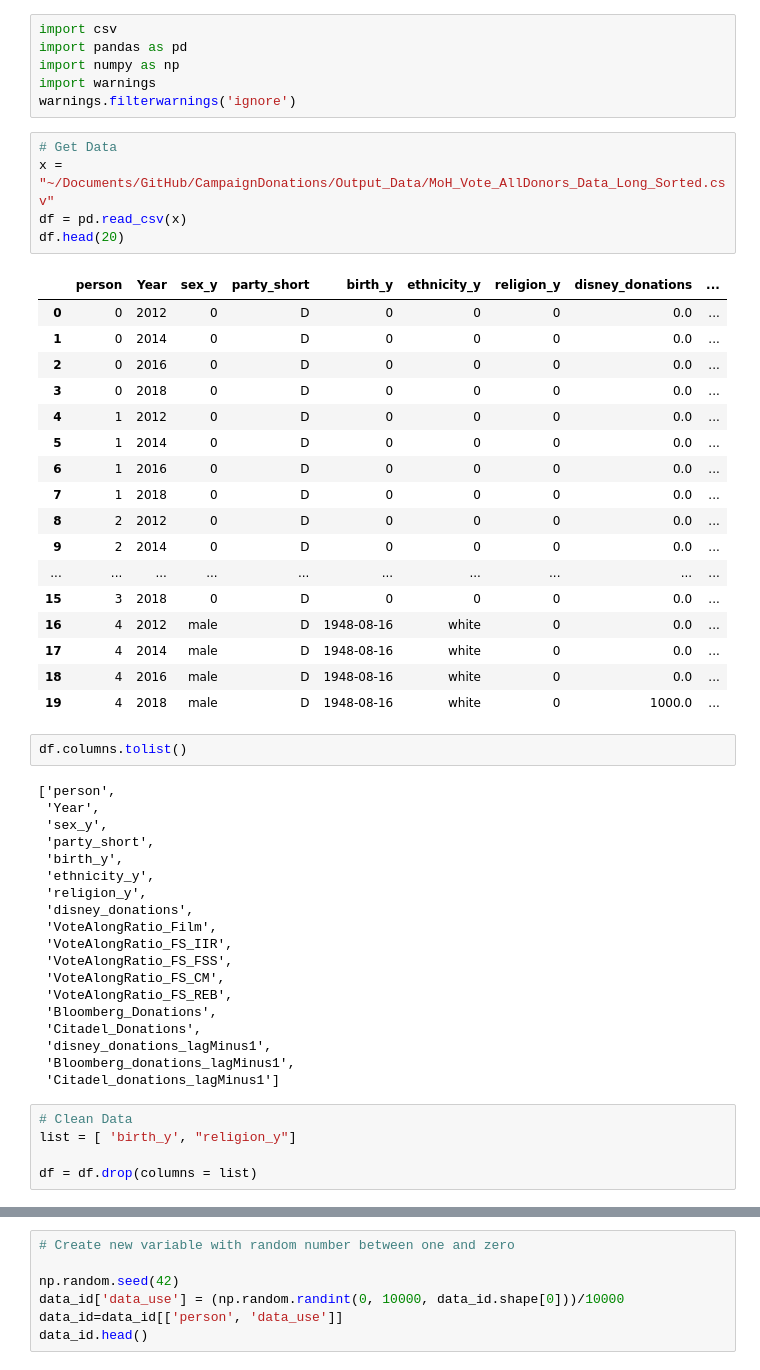
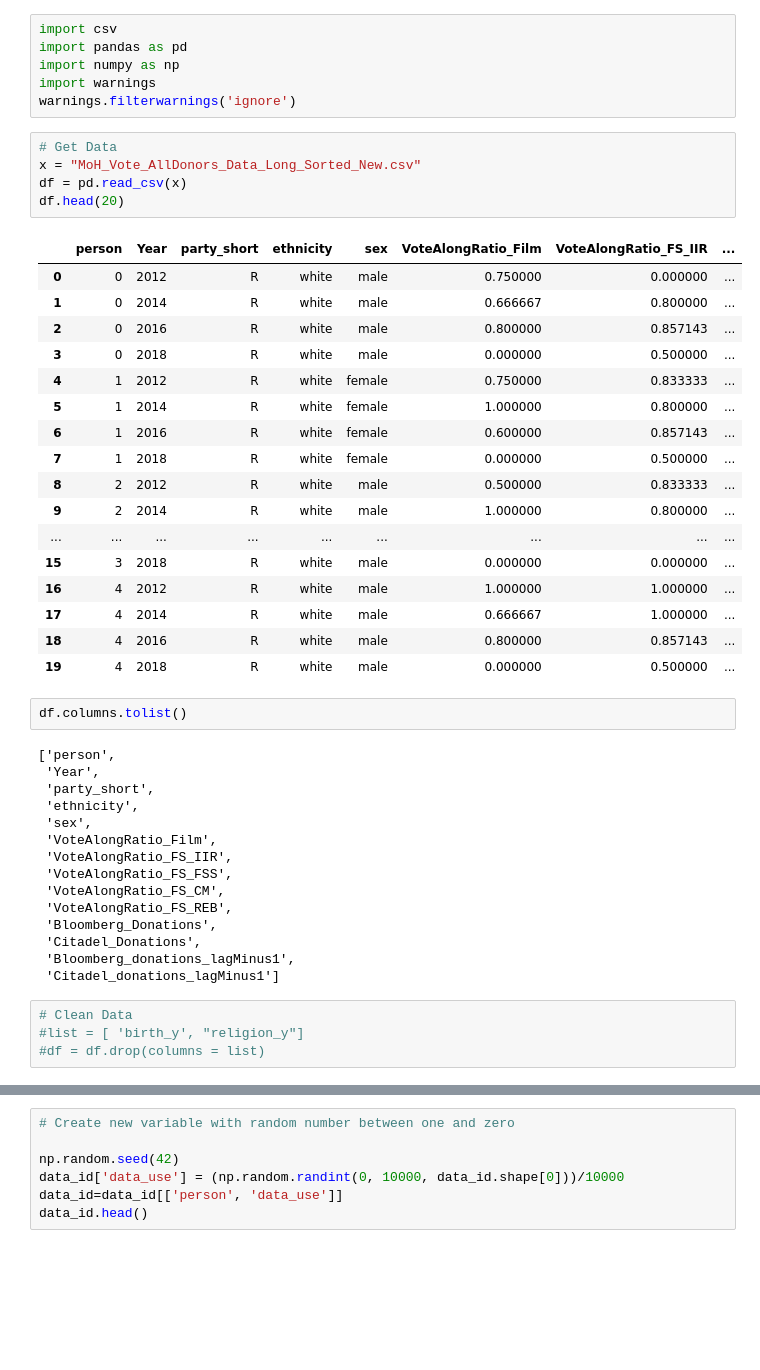
Before and after one commit to jmitchellb14/donorbehavior, a Jupyter notebook: Code/07_Random_Forest_Bloomberg.ipynb, the cells around one changed output, grey strips where cells are left out. Cells and saved outputs as stored; diff of their text form; blank space fills up the shorter version.

```diff
--- a/Code/07_Random_Forest_Bloomberg.ipynb
+++ b/Code/07_Random_Forest_Bloomberg.ipynb
@@ -11,38 +11,35 @@ import warnings
 warnings.filterwarnings('ignore')
 # %%
 # Get Data
-x = "~/Documents/GitHub/CampaignDonations/Output_Data/MoH_Vote_AllDonors_Data_Long_Sorted.csv"
+x = "MoH_Vote_AllDonors_Data_Long_Sorted_New.csv"
 df = pd.read_csv(x)
 df.head(20)
 # %% [output]
-|  | person | Year | sex_y | party_short | birth_y | ethnicity_y | religion_y | disney_donations | ... |
-| 0 | 0 | 2012 | 0 | D | 0 | 0 | 0 | 0.0 | ... |
-| 1 | 0 | 2014 | 0 | D | 0 | 0 | 0 | 0.0 | ... |
-| 2 | 0 | 2016 | 0 | D | 0 | 0 | 0 | 0.0 | ... |
-| 3 | 0 | 2018 | 0 | D | 0 | 0 | 0 | 0.0 | ... |
-| 4 | 1 | 2012 | 0 | D | 0 | 0 | 0 | 0.0 | ... |
-| 5 | 1 | 2014 | 0 | D | 0 | 0 | 0 | 0.0 | ... |
-| 6 | 1 | 2016 | 0 | D | 0 | 0 | 0 | 0.0 | ... |
-| 7 | 1 | 2018 | 0 | D | 0 | 0 | 0 | 0.0 | ... |
-| 8 | 2 | 2012 | 0 | D | 0 | 0 | 0 | 0.0 | ... |
-| 9 | 2 | 2014 | 0 | D | 0 | 0 | 0 | 0.0 | ... |
-| ... | ... | ... | ... | ... | ... | ... | ... | ... | ... |
-| 15 | 3 | 2018 | 0 | D | 0 | 0 | 0 | 0.0 | ... |
-| 16 | 4 | 2012 | male | D | 1948-08-16 | white | 0 | 0.0 | ... |
-| 17 | 4 | 2014 | male | D | 1948-08-16 | white | 0 | 0.0 | ... |
-| 18 | 4 | 2016 | male | D | 1948-08-16 | white | 0 | 0.0 | ... |
-| 19 | 4 | 2018 | male | D | 1948-08-16 | white | 0 | 1000.0 | ... |
+|  | person | Year | party_short | ethnicity | sex | VoteAlongRatio_Film | VoteAlongRatio_FS_IIR | ... |
+| 0 | 0 | 2012 | R | white | male | 0.750000 | 0.000000 | ... |
+| 1 | 0 | 2014 | R | white | male | 0.666667 | 0.800000 | ... |
+| 2 | 0 | 2016 | R | white | male | 0.800000 | 0.857143 | ... |
+| 3 | 0 | 2018 | R | white | male | 0.000000 | 0.500000 | ... |
+| 4 | 1 | 2012 | R | white | female | 0.750000 | 0.833333 | ... |
+| 5 | 1 | 2014 | R | white | female | 1.000000 | 0.800000 | ... |
+| 6 | 1 | 2016 | R | white | female | 0.600000 | 0.857143 | ... |
+| 7 | 1 | 2018 | R | white | female | 0.000000 | 0.500000 | ... |
+| 8 | 2 | 2012 | R | white | male | 0.500000 | 0.833333 | ... |
+| 9 | 2 | 2014 | R | white | male | 1.000000 | 0.800000 | ... |
+| ... | ... | ... | ... | ... | ... | ... | ... | ... |
+| 15 | 3 | 2018 | R | white | male | 0.000000 | 0.000000 | ... |
+| 16 | 4 | 2012 | R | white | male | 1.000000 | 1.000000 | ... |
+| 17 | 4 | 2014 | R | white | male | 0.666667 | 1.000000 | ... |
+| 18 | 4 | 2016 | R | white | male | 0.800000 | 0.857143 | ... |
+| 19 | 4 | 2018 | R | white | male | 0.000000 | 0.500000 | ... |
 # %%
 df.columns.tolist()
 # %% [output]
 ['person',
  'Year',
- 'sex_y',
  'party_short',
- 'birth_y',
- 'ethnicity_y',
- 'religion_y',
- 'disney_donations',
+ 'ethnicity',
+ 'sex',
  'VoteAlongRatio_Film',
  'VoteAlongRatio_FS_IIR',
  'VoteAlongRatio_FS_FSS',
@@ -50,13 +47,11 @@ df.columns.tolist()
  'VoteAlongRatio_FS_REB',
  'Bloomberg_Donations',
  'Citadel_Donations',
- 'disney_donations_lagMinus1',
  'Bloomberg_donations_lagMinus1',
  'Citadel_donations_lagMinus1']
 # %%
 # Clean Data
-list = [ 'birth_y', "religion_y"]
-
-df = df.drop(columns = list)
+#list = [ 'birth_y', "religion_y"]
+#df = df.drop(columns = list)
 # %%
 #Rename some columns
```
Also changed, not shown: parts of 42 cells of this notebook, 10 other files.
